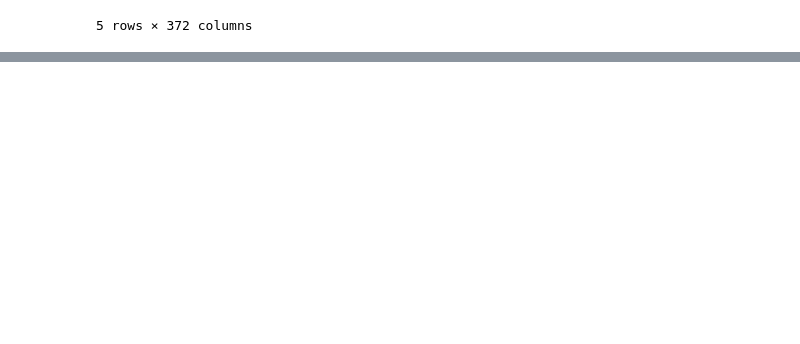
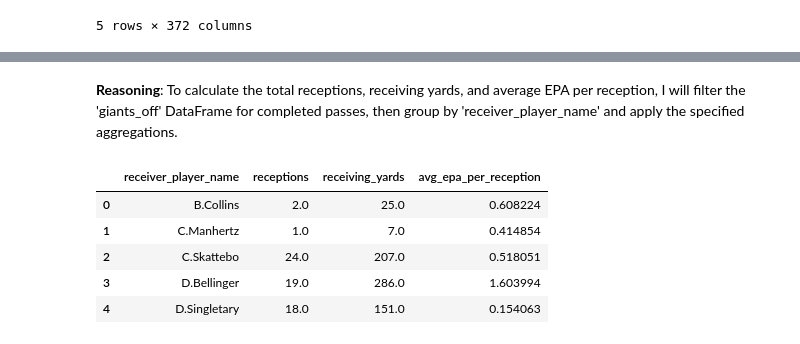
Before and after one commit to KC3P0/KC3P0.gethub.io, a Jupyter notebook: NYG_Analytics.ipynb, the cells around one changed output, grey strips where cells are left out. Saved outputs shown, nothing was run; the diff lists cells and outputs as text; code cells hidden in the pictures; blank space fills up the shorter version.

```diff
--- a/NYG_Analytics.ipynb
+++ b/NYG_Analytics.ipynb
@@ -278,0 +326,23 @@ receivers
+# %% [markdown]
+**Reasoning**:
+To calculate the total receptions, receiving yards, and average EPA per reception, I will filter the 'giants_off' DataFrame for completed passes, then group by 'receiver_player_name' and apply the specified aggregations.
+# %%
+completed_passes = giants_off[giants_off['complete_pass'] == 1]
+completed_pass_stats = (
+    completed_passes
+    .groupby("receiver_player_name")
+    .agg(
+        receptions=("complete_pass", "sum"),
+        receiving_yards=("receiving_yards", "sum"),
+        avg_epa_per_reception=("epa", "mean")
+    )
+    .reset_index()
+)
+completed_pass_stats.head()
+# %% [output]
+|  | receiver_player_name | receptions | receiving_yards | avg_epa_per_reception |
+| 0 | B.Collins | 2.0 | 25.0 | 0.608224 |
+| 1 | C.Manhertz | 1.0 | 7.0 | 0.414854 |
+| 2 | C.Skattebo | 24.0 | 207.0 | 0.518051 |
+| 3 | D.Bellinger | 19.0 | 286.0 | 1.603994 |
+| 4 | D.Singletary | 18.0 | 151.0 | 0.154063 |
```
Also changed, not shown: parts of 24 cells of this notebook.
